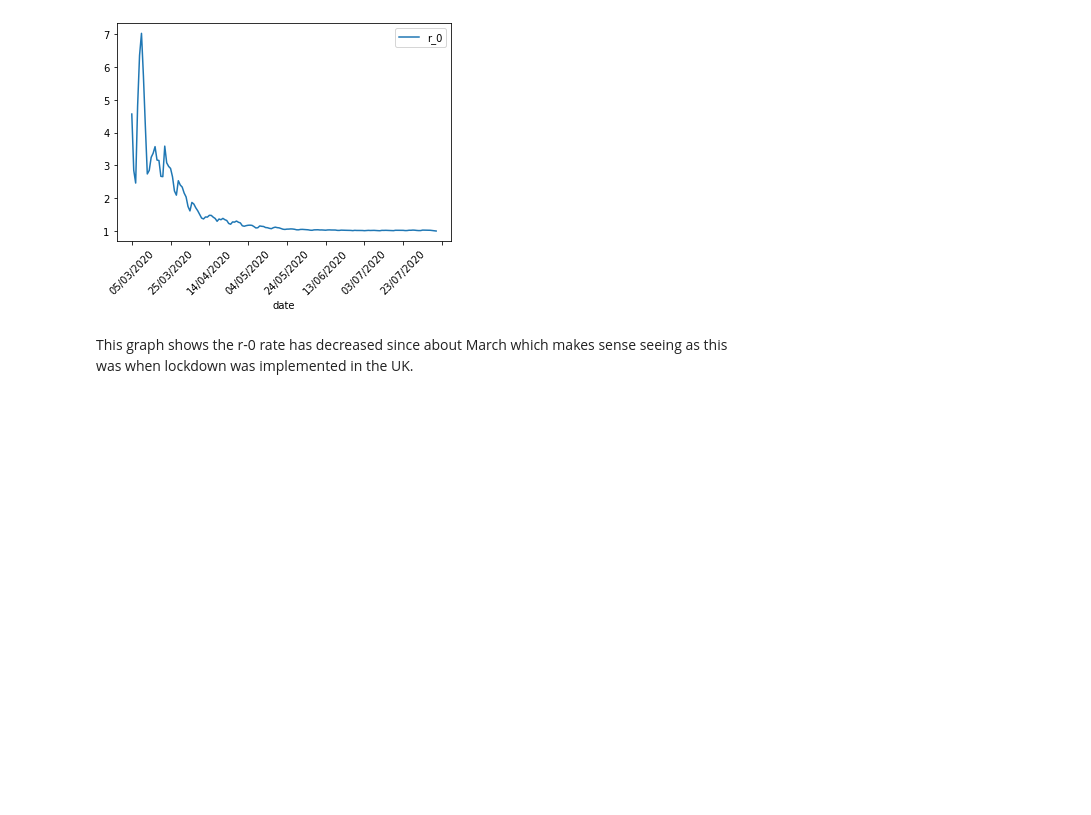
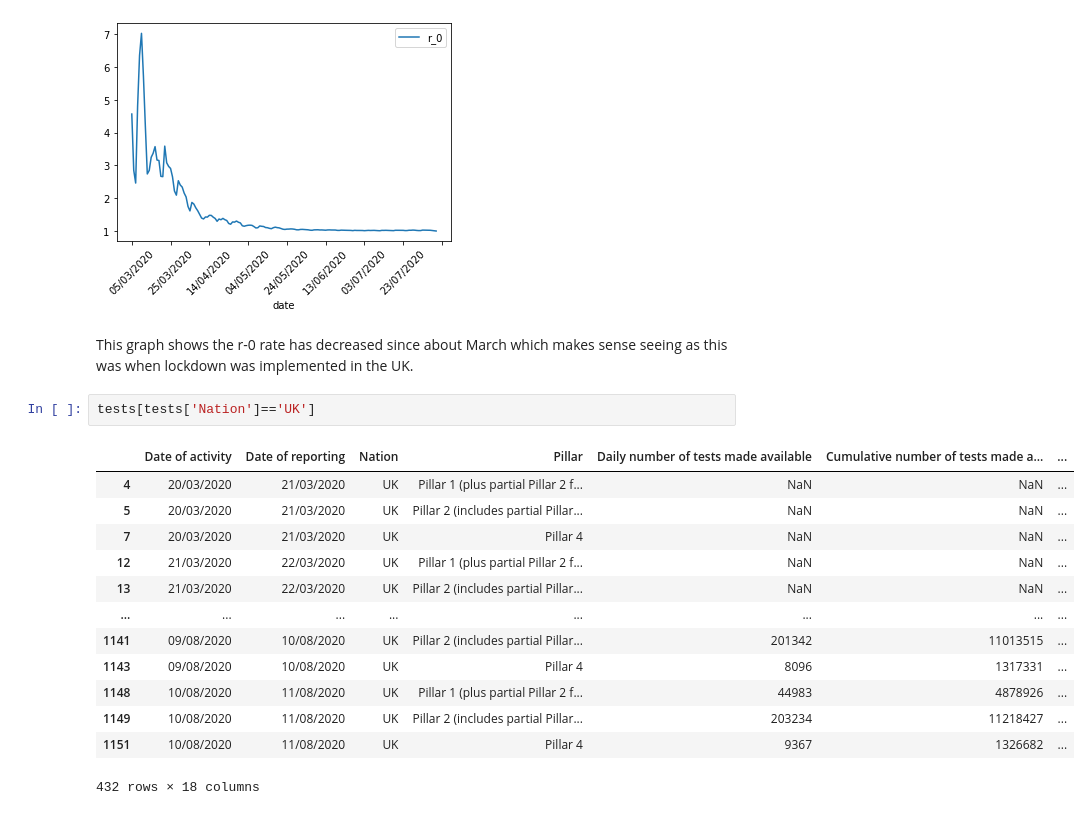
Before and after one commit to Luke-Turvey/Coronavirus-Analysis, a Jupyter notebook: Coronavirus Analysis.ipynb, the cells around one changed output. Drawn from its saved outputs; the diff is of its cells as text; blank space fills up the shorter version.

```diff
--- a/Coronavirus Analysis.ipynb
+++ b/Coronavirus Analysis.ipynb
@@ -187,3 +187,19 @@ r0_values.plot(x='date',y='r_0',rot=45)
 [figure]
 # %% [markdown]
 This graph shows the r-0 rate has decreased since about March which makes sense seeing as this was when lockdown was implemented in the UK.
+# %%
+tests[tests['Nation']=='UK']
+# %% [output]
+|  | Date of activity | Date of reporting | Nation | Pillar | Daily number of tests made available | Cumulative number of tests made a... | ... |
+| 4 | 20/03/2020 | 21/03/2020 | UK | Pillar 1 (plus partial Pillar 2 f... | NaN | NaN | ... |
+| 5 | 20/03/2020 | 21/03/2020 | UK | Pillar 2 (includes partial Pillar... | NaN | NaN | ... |
+| 7 | 20/03/2020 | 21/03/2020 | UK | Pillar 4 | NaN | NaN | ... |
+| 12 | 21/03/2020 | 22/03/2020 | UK | Pillar 1 (plus partial Pillar 2 f... | NaN | NaN | ... |
+| 13 | 21/03/2020 | 22/03/2020 | UK | Pillar 2 (includes partial Pillar... | NaN | NaN | ... |
+| ... | ... | ... | ... | ... | ... | ... | ... |
+| 1141 | 09/08/2020 | 10/08/2020 | UK | Pillar 2 (includes partial Pillar... | 201342 | 11013515 | ... |
+| 1143 | 09/08/2020 | 10/08/2020 | UK | Pillar 4 | 8096 | 1317331 | ... |
+| 1148 | 10/08/2020 | 11/08/2020 | UK | Pillar 1 (plus partial Pillar 2 f... | 44983 | 4878926 | ... |
+| 1149 | 10/08/2020 | 11/08/2020 | UK | Pillar 2 (includes partial Pillar... | 203234 | 11218427 | ... |
+| 1151 | 10/08/2020 | 11/08/2020 | UK | Pillar 4 | 9367 | 1326682 | ... |
+432 rows × 18 columns
```
Also changed, not shown: parts of 1 cell of this notebook.
